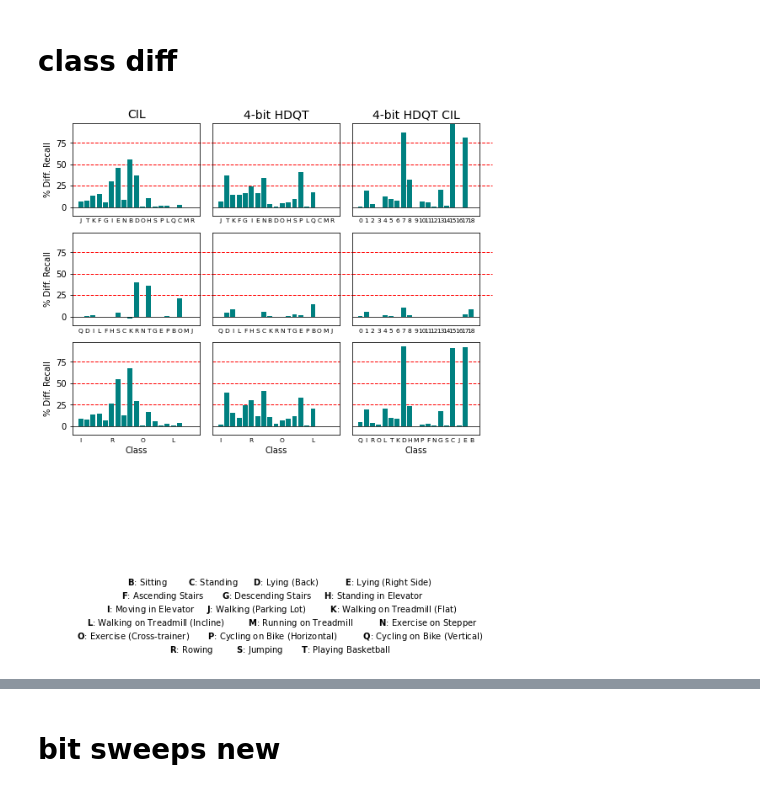
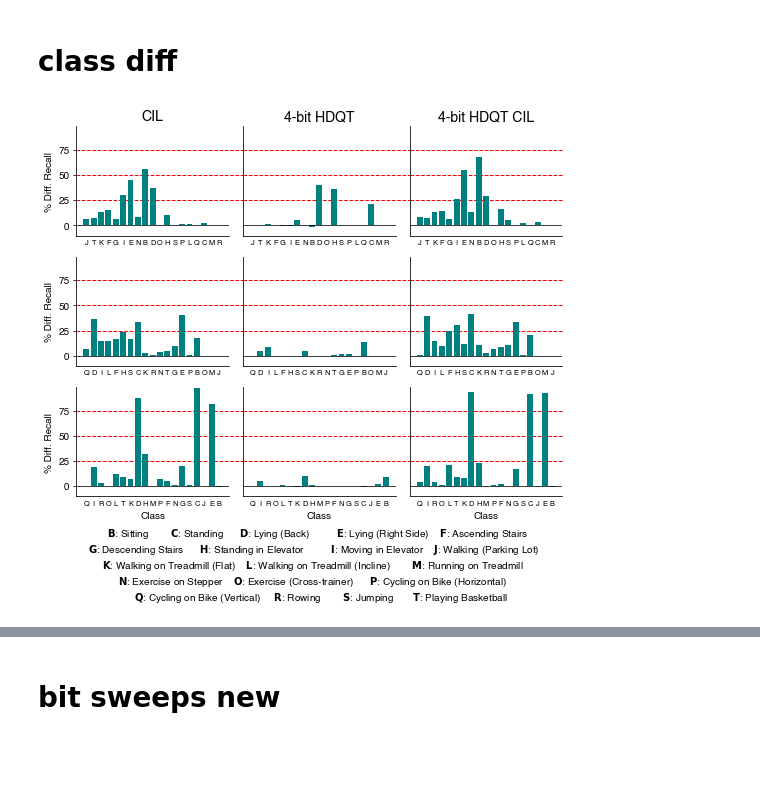
Before and after one commit to Intelligent-Microsystems-Lab/QuantizedCIL, a Jupyter notebook: figures/plotting.ipynb, the cells around one changed output, grey strips where cells are left out. Drawn from its saved outputs; the diff is of its cells as text; code cells hidden in the pictures; blank space fills up the shorter version.

Commit message:
normal - plotting taken care of

```diff
--- a/figures/plotting.ipynb
+++ b/figures/plotting.ipynb
@@ -994,54 +996,54 @@ for i, vals in enumerate(zip(nocil_quant, cil_noq, cil_quant)):
     # for j,i in enumerate(order_cla):
     #     labels_arr.append(class_name_translator[i])
 
-    axes[0,i,].bar(vals[1].keys(), [x*100 for x in  vals[1].values()], color='teal')
-    axes[0,i].set_ylim(ymin=-10 , ymax=98)
+    axes[i,0].bar(vals[1].keys(), [x*100 for x in  vals[1].values()], color='teal')
+    axes[i,0].set_ylim(ymin=-10 , ymax=98)
 
-    axes[0,i].set_xticks(np.arange(len(orders[i])))
+    axes[i,0].set_xticks(np.arange(len(orders[i])))
     axes[i,0].set_xticklabels(orders[i], rotation=x_tick_rotation, ha='center')
-    axes[0,i].xaxis.set_tick_params(labelsize=x_tick_fontsize)
-    axes[0,i].xaxis.set_tick_params(which=u'both',length=0)
+    axes[i,0].xaxis.set_tick_params(labelsize=x_tick_fontsize)
+    axes[i,0].xaxis.set_tick_params(which=u'both',length=0)
     axes[i,0].set_ylabel('% Diff. Recall')
 
-    axes[2,i].set_xlabel('Class')
-    axes[2,i].set_xlabel('Class')
-    axes[2,i].set_xlabel('Class')
+#     axes[i,2].set_xlabel('Class')
+#     axes[i,2].set_xlabel('Class')
+#     axes[i,2].set_xlabel('Class')
 
 
 
-    axes[1,i].bar(vals[0].keys(), [x*100 for x in  vals[0].values()], color='teal')
-    axes[1,i].set_ylim(ymin=-10 , ymax=98)
-    axes[1,i].set_xticks(np.arange(len(orders[i])))
+    axes[i,1].bar(vals[0].keys(), [x*100 for x in  vals[0].values()], color='teal')
+    axes[i,1].set_ylim(ymin=-10 , ymax=98)
+    axes[i,1].set_xticks(np.arange(len(orders[i])))
     axes[i,1].set_xticklabels(orders[i], rotation=x_tick_rotation, ha='center')
-    axes[1,i].xaxis.set_tick_params(labelsize=x_tick_fontsize)
-    axes[1,i].xaxis.set_tick_params(which=u'both',length=0)
+    axes[i,1].xaxis.set_tick_params(labelsize=x_tick_fontsize)
+    axes[i,1].xaxis.set_tick_params(which=u'both',length=0)
     axes[i,1].set_yticks([])
 
-    axes[2,i].bar(vals[2].keys(), [x*100 for x in  vals[2].values()], color='teal')
-    axes[2,i].set_ylim(ymin=-10 , ymax=98)
+    axes[i,2].bar(vals[2].keys(), [x*100 for x in  vals[2].values()], color='teal')
+    axes[i,2].set_ylim(ymin=-10 , ymax=98)
     axes[i,2].set_xticks(np.arange(len(orders[i])))
-    axes[2,i].set_xticklabels(orders[i], rotation=x_tick_rotation, ha='center')
-    axes[2,i].xaxis.set_tick_params(labelsize=x_tick_fontsize)
-    axes[2,i].xaxis.set_tick_params(which=u'both',length=0)
+    axes[i,2].set_xticklabels(orders[i], rotation=x_tick_rotation, ha='center')
+    axes[i,2].xaxis.set_tick_params(labelsize=x_tick_fontsize)
+    axes[i,2].xaxis.set_tick_params(which=u'both',length=0)
     axes[i,2].set_yticks([])
 
-    axes[0,i,].axhline(y=0, color='k', linestyle='-', lw=.75)
-    axes[1,i].axhline(y=0, color='k', linestyle='-', lw=.75)
-    axes[2,i].axhline(y=0, color='k', linestyle='-', lw=.75)
+    axes[i,0].axhline(y=0, color='k', linestyle='-', lw=.75)
+    axes[i,1].axhline(y=0, color='k', linestyle='-', lw=.75)
+    axes[i,2].axhline(y=0, color='k', linestyle='-', lw=.75)
 
-    axes[0,i].axhline(y=-25*flip,xmin=0.0,xmax=1.1,c="red",ls='--',linewidth=1.,zorder=-1, clip_on=False)
-    axes[1,i].axhline(y=-25*flip,xmin=0.0,xmax=1.1,c="red",ls='--',linewidth=1.,zorder=-1, clip_on=False)
-    axes[2,i].axhline(y=-25*flip,xmin=0.0,xmax=1,c="red",ls='--',linewidth=1.,zorder=-1, clip_on=False)
+    axes[i,0].axhline(y=-25*flip,xmin=0.0,xmax=1.1,c="red",ls='--',linewidth=1.,zorder=-1, clip_on=False)
+    axes[i,1].axhline(y=-25*flip,xmin=0.0,xmax=1.1,c="red",ls='--',linewidth=1.,zorder=-1, clip_on=False)
+    axes[i,2].axhline(y=-25*flip,xmin=0.0,xmax=1,c="red",ls='--',linewidth=1.,zorder=-1, clip_on=False)
 
 
-    axes[0,i].axhline(y=-50*flip,xmin=0.0,xmax=1.1,c="red",ls='--',linewidth=1,zorder=-1, clip_on=False)
-    axes[1,i].axhline(y=-50*flip,xmin=0.0,xmax=1.1,c="red",ls='--',linewidth=1.,zorder=-1, clip_on=False)
-    axes[2,i].axhline(y=-50*flip,xmin=0.0,xmax=1,c="red",ls='--',linewidth=1.,zorder=-1, clip_on=False)
+    axes[i,0].axhline(y=-50*flip,xmin=0.0,xmax=1.1,c="red",ls='--',linewidth=1,zorder=-1, clip_on=False)
+    axes[i,1].axhline(y=-50*flip,xmin=0.0,xmax=1.1,c="red",ls='--',linewidth=1.,zorder=-1, clip_on=False)
+    axes[i,2].axhline(y=-50*flip,xmin=0.0,xmax=1,c="red",ls='--',linewidth=1.,zorder=-1, clip_on=False)
 
 
-    axes[0,i].axhline(y=-75*flip,xmin=0.0,xmax=1.1,c="red",ls='--',linewidth=1.,zorder=-1, clip_on=False)
-    axes[1,i].axhline(y=-75*flip,xmin=0.0,xmax=1.1,c="red",ls='--',linewidth=1.,zorder=-1, clip_on=False)
-    axes[2,i].axhline(y=-75*flip,xmin=0.0,xmax=1,c="red",ls='--',linewidth=1.,zorder=-1, clip_on=False)
+    axes[i,0].axhline(y=-75*flip,xmin=0.0,xmax=1.1,c="red",ls='--',linewidth=1.,zorder=-1, clip_on=False)
+    axes[i,1].axhline(y=-75*flip,xmin=0.0,xmax=1.1,c="red",ls='--',linewidth=1.,zorder=-1, clip_on=False)
+    axes[i,2].axhline(y=-75*flip,xmin=0.0,xmax=1,c="red",ls='--',linewidth=1.,zorder=-1, clip_on=False)
 
 txt = ""
 columns = 4
@@ -1049,39 +1051,51 @@ for i, cl in enumerate(sorted(order_cla_seed1)):
     txt += r'$\bf{{{a}}}$: {b}'.format(a=translate_number_to_letter(cl),
                                          b=class_name_translator[cl] )
     txt += " \t "
-    if (i+1) == 4 and i != 0:
+    if (i+1) == 5:
         txt += "\n"
-    if (i+1) == 7 and i != 0:
+    if (i+1) == 9:
         txt += "\n"
-    if (i+1) == 10:
+    # if (i+1) == 13:
+    #     txt += "\n"
+    if (i+1) == 12:
         txt += "\n"
-    if (i+1) == 13:
+    if (i+1) == 15:
         txt += "\n"
-    if (i+1) == 16:
-        txt += "\n"
-fig.text(.55, -.52, txt, ha='center')
+fig.text(.54, -.16, txt, ha='center')
 
 
 
 # for ax in axes:
 #     for tick in ax.xaxis.get_major_ticks():
 #         tick.label1.set_fontweight('bold')
 #     for tick in ax.yaxis.get_major_ticks():
 #         tick.label1.set_fontweight('bold')
 #     ax.spines['top'].set_visible(False)
 #     ax.spines['bottom'].set_visible(False)
 #     ax.spines['right'].set_visible(False)
 #     [label.set_fontweight('bold') for label in ax.get_yticklabels()]
 
-
+for i, axs in enumerate(axes):
+    for ax in axs:
+        for tick in ax.xaxis.get_major_ticks():
+            tick.label1.set_fontweight('bold')
+        for tick in ax.yaxis.get_major_ticks():
+            tick.label1.set_fontweight('bold')
+        ax.spines['top'].set_visible(False)
+        ax.spines['right'].set_visible(False)
+        [label.set_fontweight('bold') for label in ax.get_yticklabels()]
+#         if i == 0:
+#             ax.set_ylim(ymin=0, ymax=100)
+#         else:
+#             ax.set_ylim(ymin=0, ymax=50)
 
 
 
 plt.tight_layout()
 
 plt.show()
 
 # save fig
 fig.savefig(forgot_name, bbox_inches='tight')
 # %% [output]
-[figure, old version]
+[figure, new version]
```
Also changed, not shown: parts of 8 cells of this notebook.
